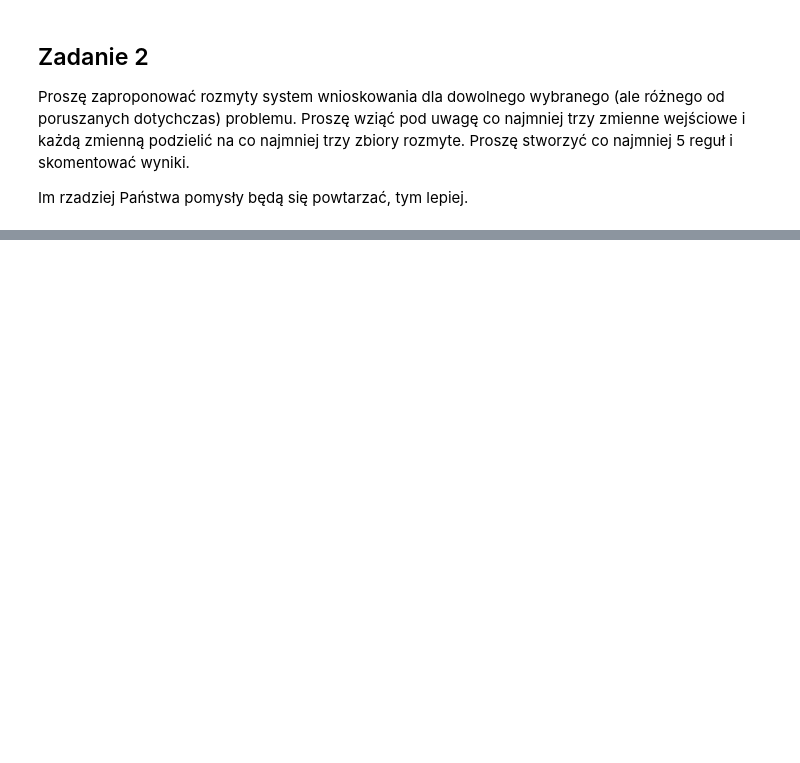
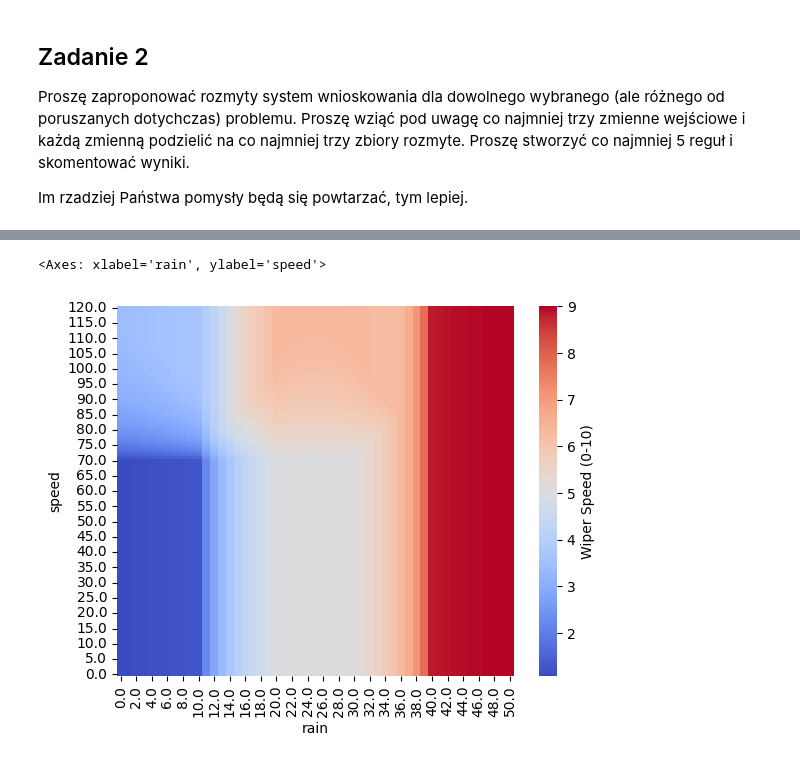
Before and after one commit to ZEN1X/MIO, a Jupyter notebook: lab05/lab05.ipynb, the cells around one changed output, grey strips where cells are left out. Drawn from its saved outputs; the diff is of its cells as text; code cells hidden in the pictures; blank space fills up the shorter version.

```diff
--- a/lab05/lab05.ipynb
+++ b/lab05/lab05.ipynb
@@ -136,0 +160,33 @@ Wycieraczki będą pracować z prędkością (0-10): 6.01103500761035
+# %%
+rain_values = np.arange(0, 51, 1)
+speed_values = np.arange(0, 121, 1)
+
+rain_grid, speed_grid = np.meshgrid(rain_values, speed_values)
+test_points = np.transpose(np.vstack((np.ravel(rain_grid), np.ravel(speed_grid))))
+
+f_light_intensity = 0.4
+
+results = []
+for point in test_points:
+    r, s = point
+    wiper_sim.input["rain"] = r
+    wiper_sim.input["speed"] = s
+    wiper_sim.input["light_intensity"] = f_light_intensity
+    wiper_sim.compute()
+    results.append(wiper_sim.output["wiper_speed"])
+
+results = np.array(results)
+
+all_data = np.concatenate((test_points, results.reshape(-1, 1)), axis=1)
+df = pd.DataFrame(all_data, columns=["rain", "speed", "wiper_speed"])
+
+df["rain"] = df["rain"].round(0)
+df["speed"] = df["speed"].round(0)
+
+pivot_table = df.pivot(index="speed", columns="rain", values="wiper_speed")
+pivot_table = pivot_table.sort_index(ascending=False)
+
+sns.heatmap(pivot_table, cmap="coolwarm", cbar_kws={"label": "Wiper Speed (0-10)"})
+# %% [output]
+<Axes: xlabel='rain', ylabel='speed'>
+[figure, added]
```
Also changed, not shown: parts of 6 cells of this notebook.
